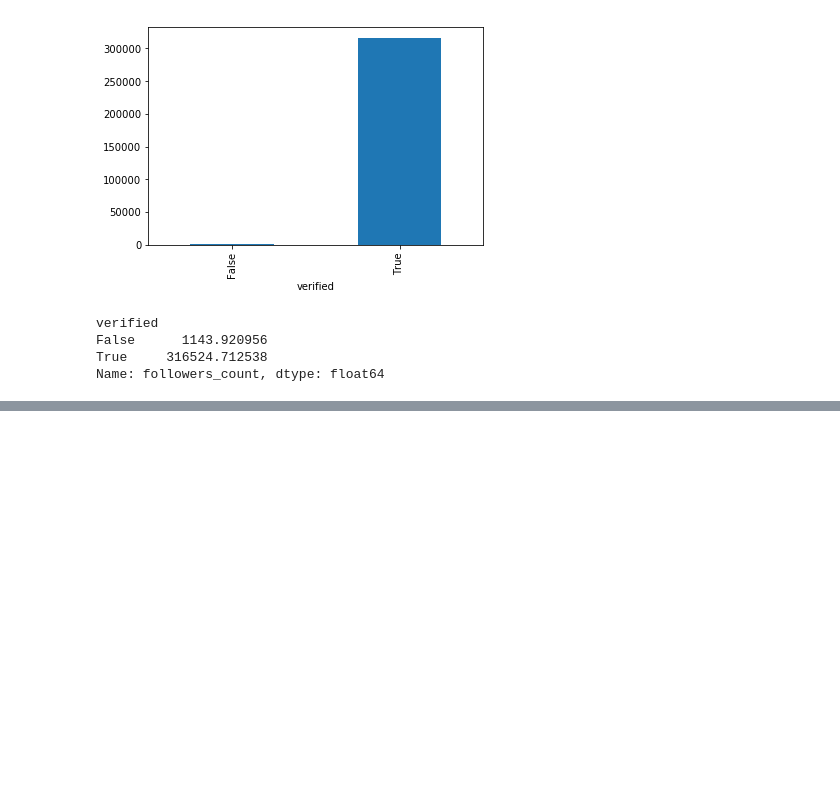
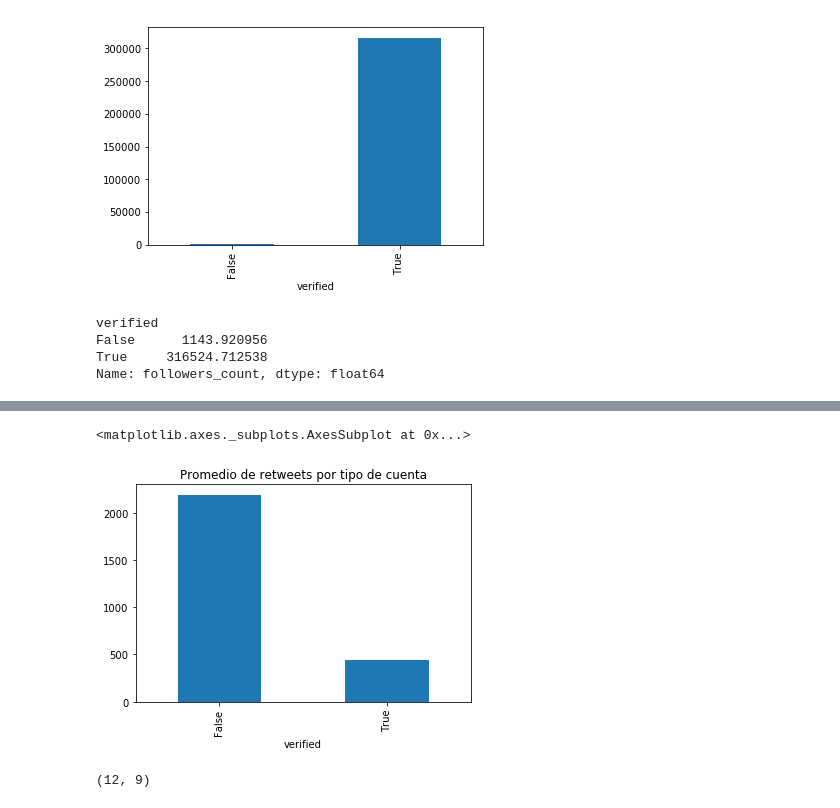
Before and after one commit to juan-analian/mentoria-diplodatos-2019, a Jupyter notebook: users_and_tweets.ipynb, the cells around one changed output, grey strips where cells are left out. Saved outputs shown, nothing was run; the diff lists cells and outputs as text; code cells hidden in the pictures; blank space fills up the shorter version.

```diff
--- a/users_and_tweets.ipynb
+++ b/users_and_tweets.ipynb
@@ -600,0 +644,9 @@ Name: location, Length: 73528, dtype: int64
+# %%
+df_llegada.groupby('verified').retweet_count.mean().plot(kind="bar",title="Promedio de retweets por tipo de cuenta")
+# %% [output]
+<matplotlib.axes._subplots.AxesSubplot at 0x...>
+[figure, added]
+# %%
+df_llegada[df_llegada.user_id == 794332 ].shape
+# %% [output]
+(12, 9)
```
Also changed, not shown: parts of 22 cells of this notebook.
